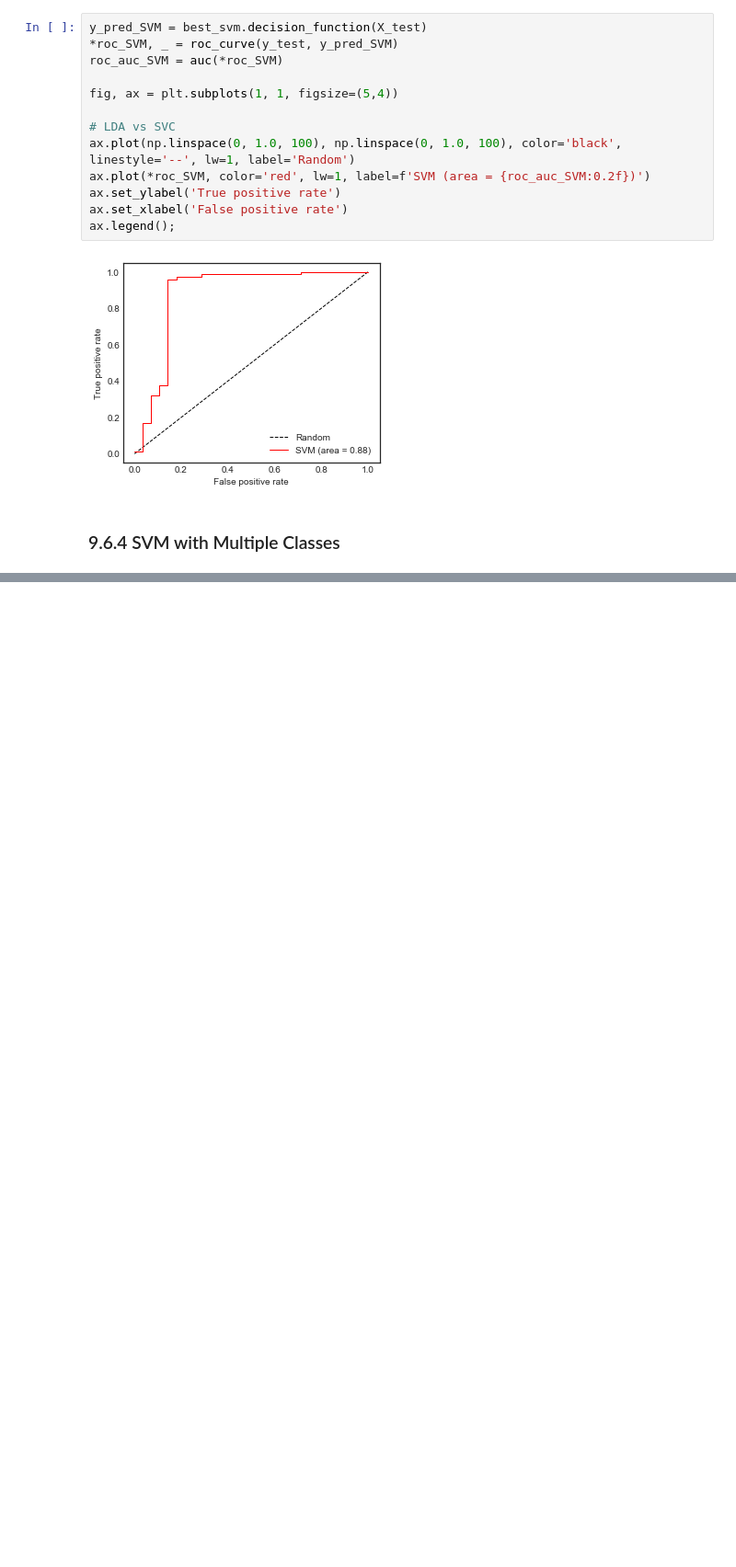
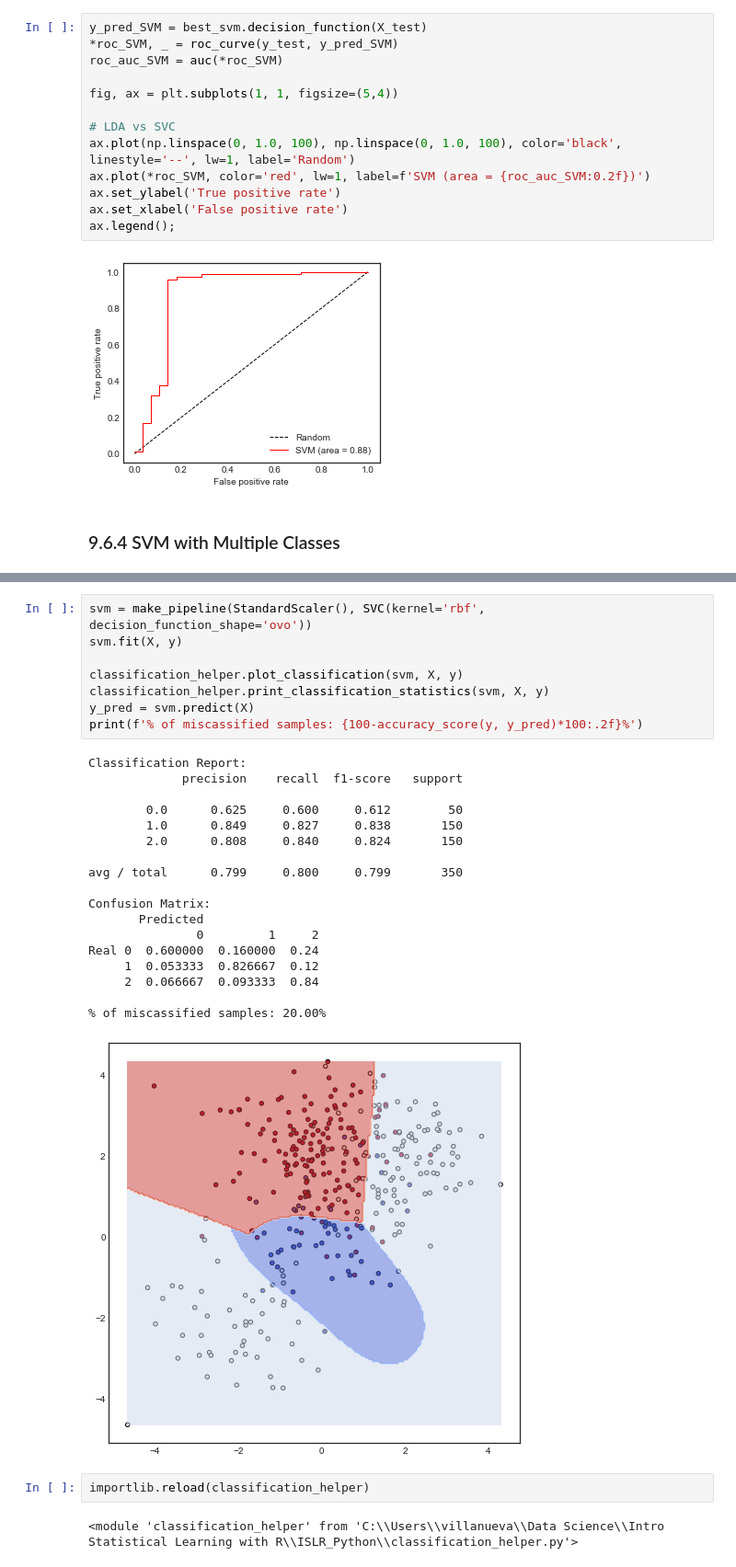
Before and after one commit to pedvide/ISLR_Python, a Jupyter notebook: Chapter9_Support_Vector_Machines.ipynb, the cells around one changed output, grey strips where cells are left out. Shown at 92% size. Saved outputs shown, nothing was run; the diff lists cells and outputs as text; blank space fills up the shorter version.

```diff
--- a/Chapter9_Support_Vector_Machines.ipynb
+++ b/Chapter9_Support_Vector_Machines.ipynb
@@ -287,0 +296,31 @@ ax.legend();
+# %%
+svm = make_pipeline(StandardScaler(), SVC(kernel='rbf', decision_function_shape='ovo'))
+svm.fit(X, y)
+
+classification_helper.plot_classification(svm, X, y)
+classification_helper.print_classification_statistics(svm, X, y)
+y_pred = svm.predict(X)
+print(f'% of miscassified samples: {100-accuracy_score(y, y_pred)*100:.2f}%')
+# %% [output]
+Classification Report:
+             precision    recall  f1-score   support
+
+        0.0      0.625     0.600     0.612        50
+        1.0      0.849     0.827     0.838       150
+        2.0      0.808     0.840     0.824       150
+
+avg / total      0.799     0.800     0.799       350
+
+Confusion Matrix:
+       Predicted
+               0         1     2
+Real 0  0.600000  0.160000  0.24
+     1  0.053333  0.826667  0.12
+     2  0.066667  0.093333  0.84
+
+% of miscassified samples: 20.00%
+[figure, added]
+# %%
+importlib.reload(classification_helper)
+# %% [output]
+<module 'classification_helper' from 'C:\\Users\\villanueva\\Data Science\\Intro Statistical Learning with R\\ISLR_Python\\classification_helper.py'>
```
Also changed, not shown: parts of 2 cells of this notebook.
